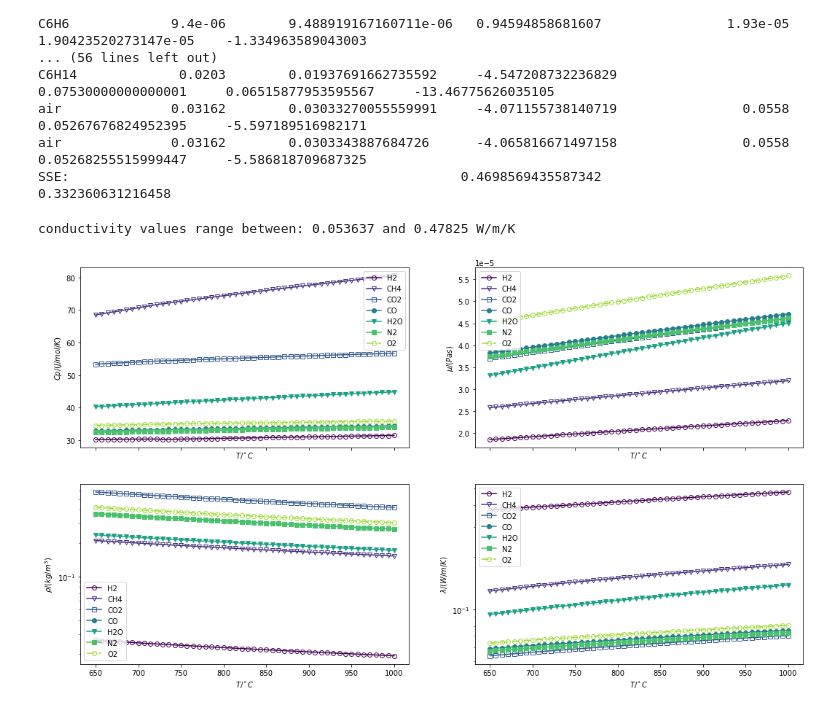
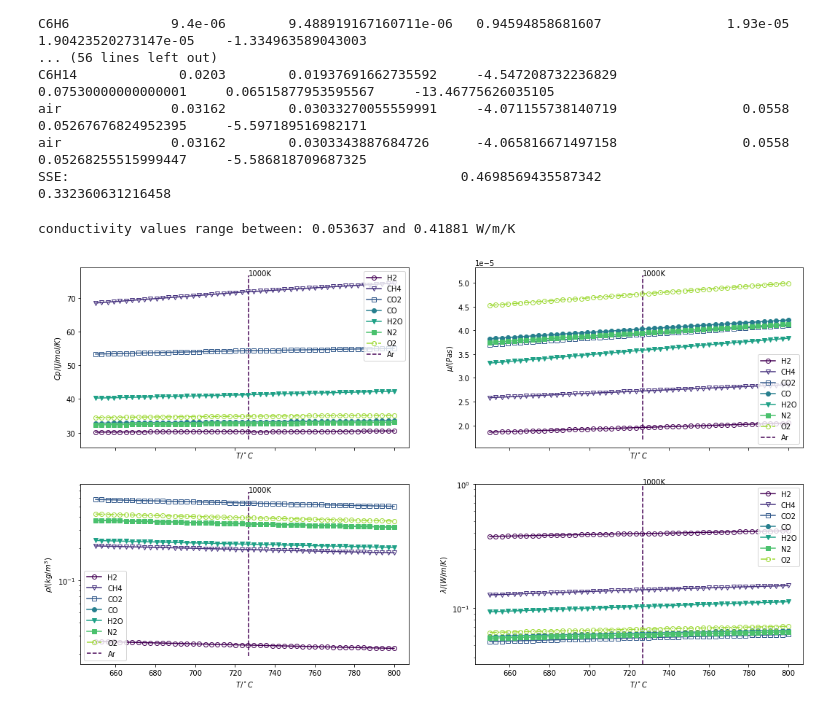
Before and after one commit to santiago-salas-v/walas, a Jupyter notebook: Ni-foam.ipynb, the cells around one changed output. Saved outputs shown, nothing was run; the diff lists cells and outputs as text; code cells hidden in the pictures.

```diff
--- a/Ni-foam.ipynb
+++ b/Ni-foam.ipynb
@@ -161,8 +159,8 @@ def mu(T):
 
 
 def cp(T):
-    result=((200<=T)&(T<=1000))*R*Cp_R_coefs_200_1000_K.dot(pow(T,array([[0],[1],[2],[3],[4]]))).squeeze()+\
-            ((1000<T)&(T<=6000))*R*Cp_R_coefs_1000_6000_K.dot(pow(T,array([[0],[1],[2],[3],[4]]))).squeeze()
+    result=((200<=T)&(T<=1000))*R*Cp_R_coefs_200_1000_K.dot(pow(T,array([[0],[1],[2],[3],[4]],dtype=float))).squeeze()+\
+            ((1000<T)&(T<=6000))*R*Cp_R_coefs_1000_6000_K.dot(pow(T,array([[0],[1],[2],[3],[4]],dtype=float))).squeeze()
     return result.T # ensure row dimension is T
 
 T=1000. # K
@@ -360,7 +358,7 @@ air              0.03162        0.03033270055559991     -4.071155738140719
 air              0.03162        0.0303343887684726      -4.065816671497158                0.0558        0.05268255515999447     -5.586818709687325
 SSE:                                                  0.4698569435587342                                                       0.332360631216458
 # %%
-T=linspace(650,1000)+273.15 # K
+T=linspace(650,800)+273.15 # K
 viscosity=mu(T)[:,:6+1]
 density=101325/8.3145*outer(1/T,M[:6+1])/1000
 heat_capacity=cp(T)[:,:6+1]
@@ -377,34 +375,48 @@ plt.rcParams['axes.prop_cycle'] = cycler(
     linestyle=['-','-.','--'])*cycler(
     fillstyle=['none','full'])*cycler(
     marker=['o', 'v','s'])+cycler(
     color=color_samples) # set color and marker cycle
 
 fig,ax=plt.subplots(2,2,sharex=True)
 fig.set_size_inches(10*16/9,10)
 
 ax[0,0].plot(T-273.15,heat_capacity)
+ylims=ax[0,0].get_ylim()
+ax[0,0].vlines(1000-273.15,ylims[0],ylims[1],linestyle='--')
+ax[0,0].text(1000-273.15,ylims[1],'1000K')
 ax[0,0].set_xlabel(r'$T / ^\circ C$')
 ax[0,0].set_ylabel(r'$Cp / (J/mol/K)$')
 ax[0,0].legend(labels)
 
 ax[0,1].plot(T-273.15,viscosity)
+ylims=ax[0,1].get_ylim()
+ax[0,1].vlines(1000-273.15,ylims[0],ylims[1],linestyle='--')
+ax[0,1].text(1000-273.15,ylims[1],'1000K')
 ax[0,1].set_xlabel(r'$T / ^\circ C$')
 ax[0,1].set_ylabel(r'$\mu / (Pa s)$')
 ax[0,1].legend(labels)
 
 ax[1,0].semilogy(T-273.15,density)
+ylims=ax[1,0].get_ylim()
+ax[1,0].vlines(1000-273.15,ylims[0],ylims[1],linestyle='--')
+ax[1,0].text(1000-273.15,ylims[1],'1000K')
 ax[1,0].set_xlabel(r'$T / ^\circ C$')
 ax[1,0].set_ylabel(r'$\rho / (kg/m^3)$')
 ax[1,0].legend(labels)
 
 ax[1,1].plot(T-273.15,conductivity)
+ylims=ax[1,1].get_ylim()
+ylims=ax[1,1].set_ylim(ylims[0],1)
+ax[1,1].vlines(1000-273.15,ylims[0],ylims[1],linestyle='--')
+ax[1,1].text(1000-273.15,ylims[1],'1000K')
 ax[1,1].set_yscale('log')
 ax[1,1].set_xlabel(r'$T / ^\circ C$')
 ax[1,1].set_ylabel(r'$\lambda / (W/m/K)$')
-ax[1,1].legend(labels);
+ax[1,1].legend(labels[:6+1])
+#ax[1,1].yaxis.set_major_locator(plt.LogLocator(base=10, subs=[0.1,1]))
 
 print('conductivity values range between: {:0.5g} and {:0.5g} W/m/K'.format(conductivity.min(),conductivity.max()))
 # %% [output]
-conductivity values range between: 0.053637 and 0.47825 W/m/K
+conductivity values range between: 0.053637 and 0.41881 W/m/K
-[figure, old version]
+[figure, new version]
 # %% [markdown]
```
Also changed, not shown: parts of 14 cells of this notebook.
